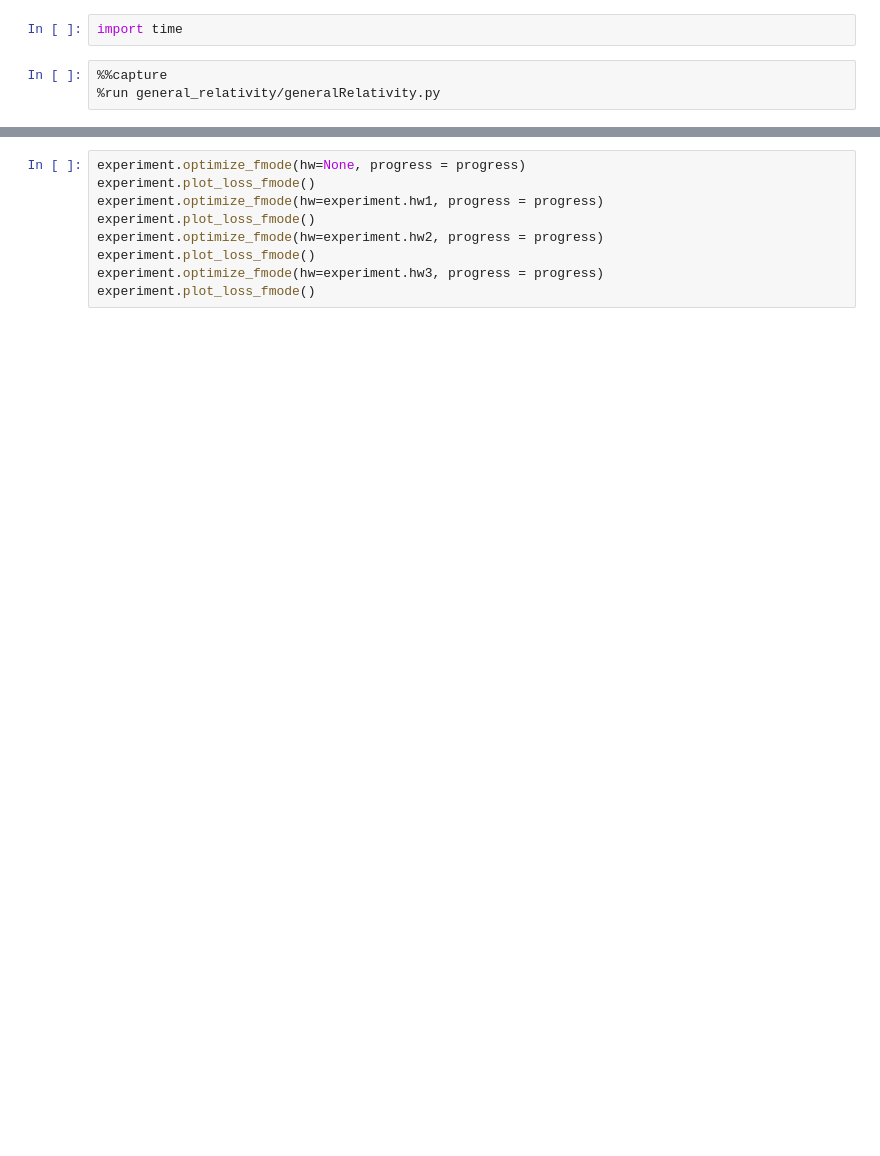
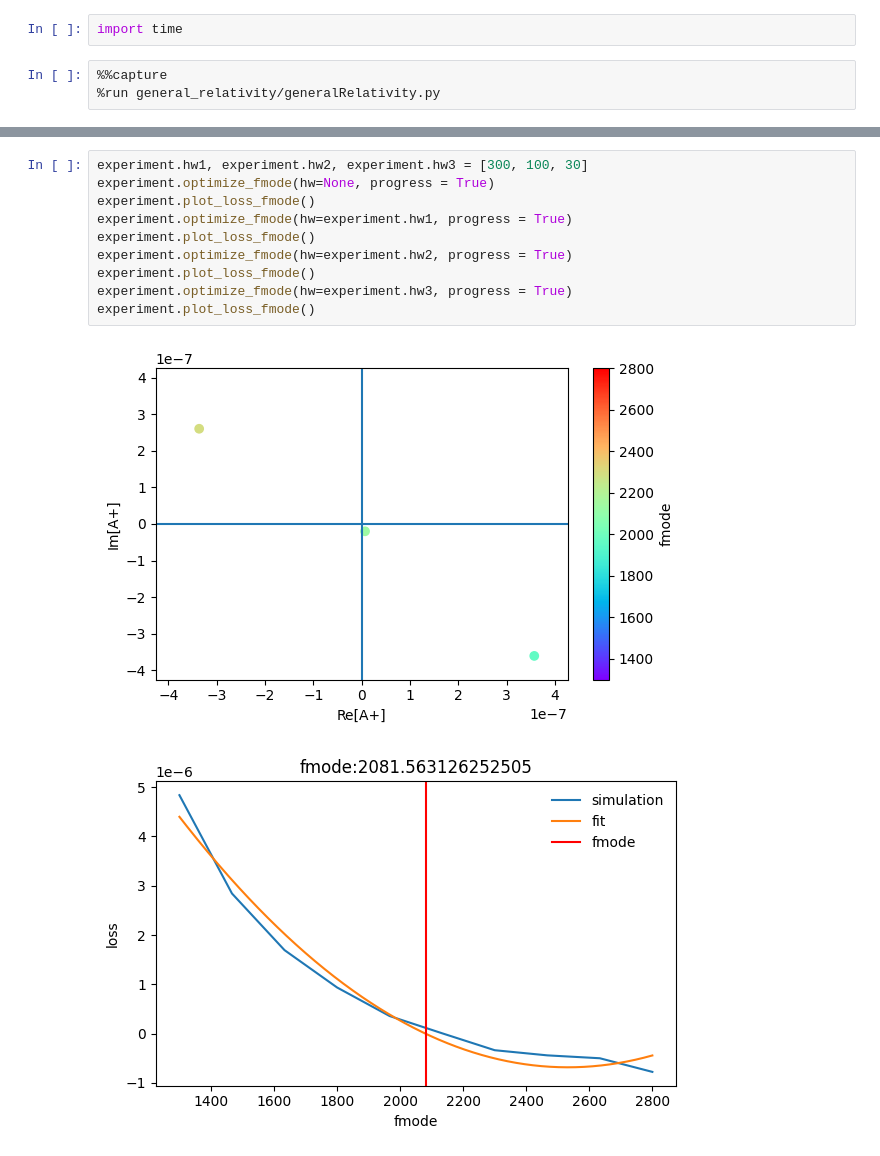
Before and after one commit to utkarsh7236/fmodes, a Jupyter notebook: fmode_GR_script_single.ipynb, the cells around one changed output, grey strips where cells are left out. Cells and saved outputs as stored; diff of their text form; blank space fills up the shorter version.

```diff
--- a/fmode_GR_script_single.ipynb
+++ b/fmode_GR_script_single.ipynb
@@ -35,9 +33,13 @@ Wall time: 7min 28s
 # %%
-experiment.optimize_fmode(hw=None, progress = progress)
+experiment.hw1, experiment.hw2, experiment.hw3 = [300, 100, 30]
+experiment.optimize_fmode(hw=None, progress = True)
 experiment.plot_loss_fmode()
-experiment.optimize_fmode(hw=experiment.hw1, progress = progress)
+experiment.optimize_fmode(hw=experiment.hw1, progress = True)
 experiment.plot_loss_fmode()
-experiment.optimize_fmode(hw=experiment.hw2, progress = progress)
+experiment.optimize_fmode(hw=experiment.hw2, progress = True)
 experiment.plot_loss_fmode()
-experiment.optimize_fmode(hw=experiment.hw3, progress = progress)
+experiment.optimize_fmode(hw=experiment.hw3, progress = True)
 experiment.plot_loss_fmode()
+# %% [output]
+[figure, added]
+[figure, added]
```
Also changed, not shown: parts of 3 cells of this notebook.
